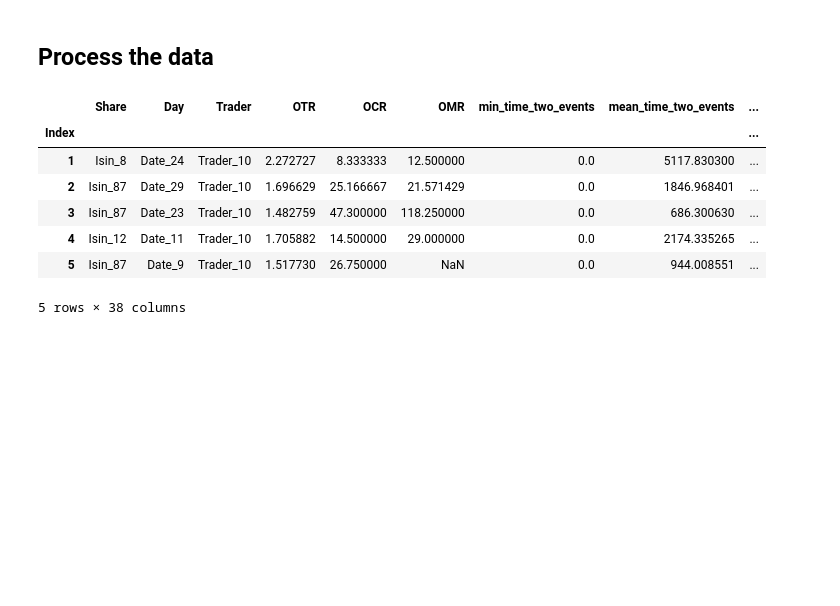
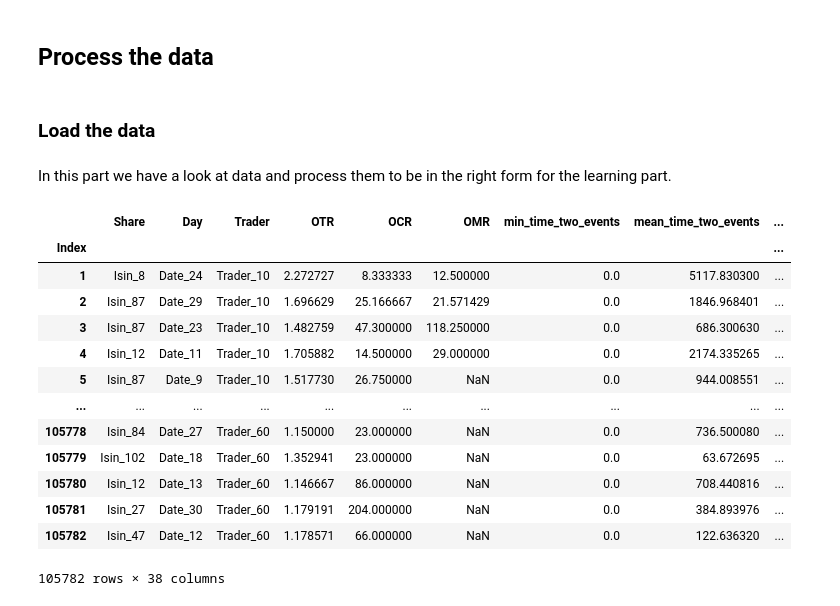
Before and after one commit to s-dlr/project_MAP569, a Jupyter notebook: HFT.ipynb, the cells around one changed output. Drawn from its saved outputs; the diff is of its cells as text; code cells hidden in the pictures; blank space fills up the shorter version.

```diff
--- a/HFT.ipynb
+++ b/HFT.ipynb
@@ -3,3 +10,7 @@
 # %% [markdown]
 ## Process the data
+# %% [markdown]
+### Load the data
+# %% [markdown]
+In this part we have a look at data and process them to be in the right form for the learning part.
 # %%
@@ -8,14 +17,21 @@ import pandas as pd
 x_train = pd.read_csv("data/AMF_train_X_XCZw8r3.csv", index_col=0, sep=',')
 y_train = pd.read_csv("data/AMF_train_Y_omYQJZL.csv", index_col=0, sep=',')
-# %%
-x_train.head()
-# %% [output]
-|  | Share | Day | Trader | OTR | OCR | OMR | min_time_two_events | mean_time_two_events | ... |
-| Index |  |  |  |  |  |  |  |  | ... |
-| 1 | Isin_8 | Date_24 | Trader_10 | 2.272727 | 8.333333 | 12.500000 | 0.0 | 5117.830300 | ... |
-| 2 | Isin_87 | Date_29 | Trader_10 | 1.696629 | 25.166667 | 21.571429 | 0.0 | 1846.968401 | ... |
-| 3 | Isin_87 | Date_23 | Trader_10 | 1.482759 | 47.300000 | 118.250000 | 0.0 | 686.300630 | ... |
-| 4 | Isin_12 | Date_11 | Trader_10 | 1.705882 | 14.500000 | 29.000000 | 0.0 | 2174.335265 | ... |
-| 5 | Isin_87 | Date_9 | Trader_10 | 1.517730 | 26.750000 | NaN | 0.0 | 944.008551 | ... |
-5 rows × 38 columns
+# %%
+nrows = len(x_train)
+x_train
+# %% [output]
+|  | Share | Day | Trader | OTR | OCR | OMR | min_time_two_events | mean_time_two_events | ... |
+| Index |  |  |  |  |  |  |  |  | ... |
+| 1 | Isin_8 | Date_24 | Trader_10 | 2.272727 | 8.333333 | 12.500000 | 0.0 | 5117.830300 | ... |
+| 2 | Isin_87 | Date_29 | Trader_10 | 1.696629 | 25.166667 | 21.571429 | 0.0 | 1846.968401 | ... |
+| 3 | Isin_87 | Date_23 | Trader_10 | 1.482759 | 47.300000 | 118.250000 | 0.0 | 686.300630 | ... |
+| 4 | Isin_12 | Date_11 | Trader_10 | 1.705882 | 14.500000 | 29.000000 | 0.0 | 2174.335265 | ... |
+| 5 | Isin_87 | Date_9 | Trader_10 | 1.517730 | 26.750000 | NaN | 0.0 | 944.008551 | ... |
+| ... | ... | ... | ... | ... | ... | ... | ... | ... | ... |
+| 105778 | Isin_84 | Date_27 | Trader_60 | 1.150000 | 23.000000 | NaN | 0.0 | 736.500080 | ... |
+| 105779 | Isin_102 | Date_18 | Trader_60 | 1.352941 | 23.000000 | NaN | 0.0 | 63.672695 | ... |
+| 105780 | Isin_12 | Date_13 | Trader_60 | 1.146667 | 86.000000 | NaN | 0.0 | 708.440816 | ... |
+| 105781 | Isin_27 | Date_30 | Trader_60 | 1.179191 | 204.000000 | NaN | 0.0 | 384.893976 | ... |
+| 105782 | Isin_47 | Date_12 | Trader_60 | 1.178571 | 66.000000 | NaN | 0.0 | 122.636320 | ... |
+105782 rows × 38 columns
 # %%
```
Also changed, not shown: parts of 19 cells of this notebook.
